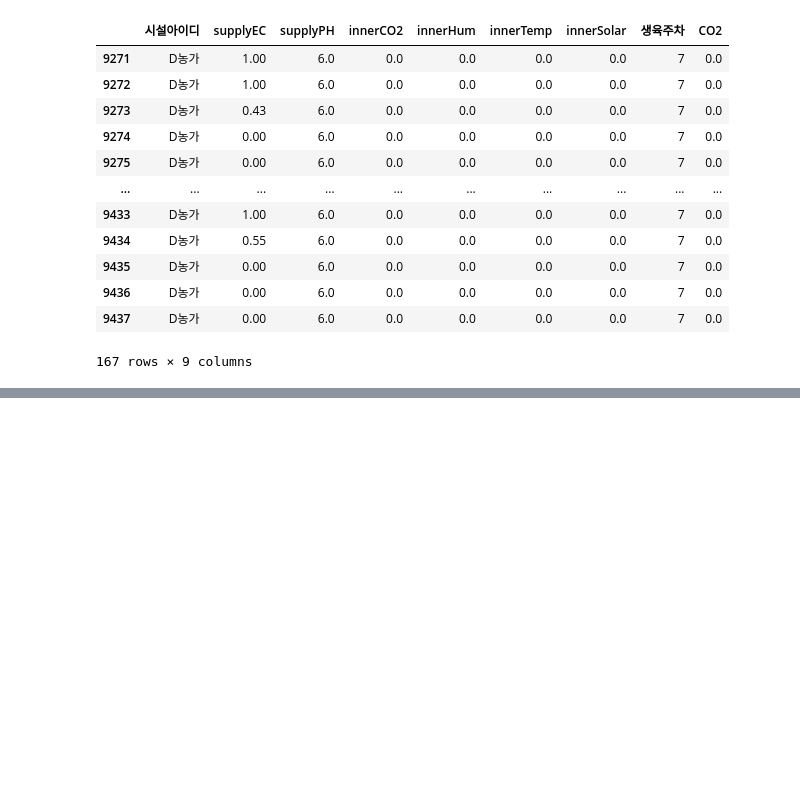
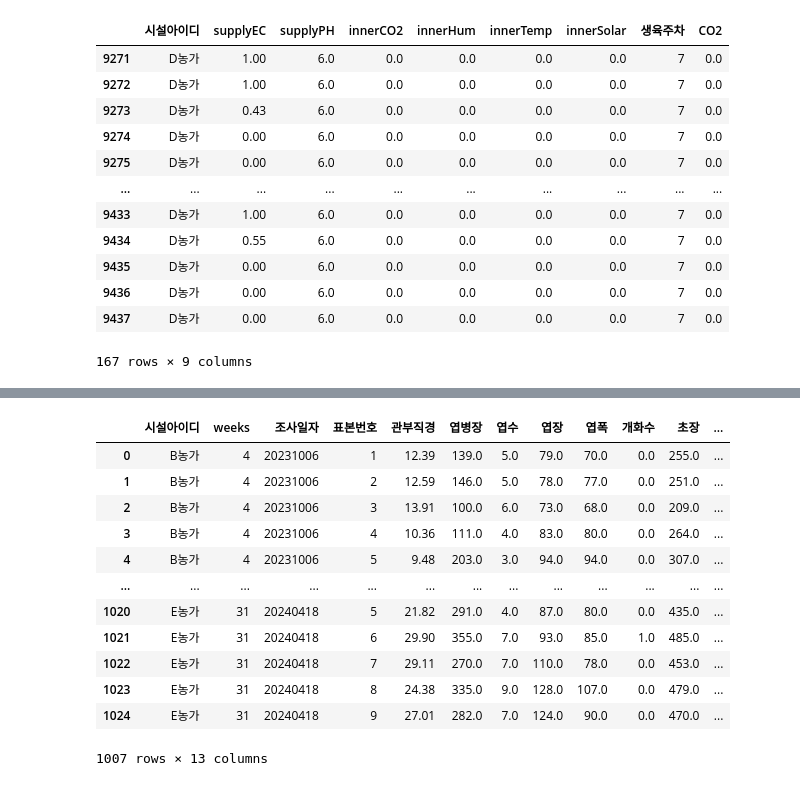
Before and after one commit to CodeArt-Team/MLcompetetion, a Jupyter notebook: BerryMachineLearning/input정제_Kang.ipynb, the cells around one changed output, grey strips where cells are left out. Drawn from its saved outputs; the diff is of its cells as text; code cells hidden in the pictures; blank space fills up the shorter version.

```diff
--- a/BerryMachineLearning/input정제_Kang.ipynb
+++ b/BerryMachineLearning/input정제_Kang.ipynb
@@ -786,3 +860,6 @@ solartest
 | 9436 | D농가 | 0.00 | 6.0 | 0.0 | 0.0 | 0.0 | 0.0 | 7 | 0.0 |
 | 9437 | D농가 | 0.00 | 6.0 | 0.0 | 0.0 | 0.0 | 0.0 | 7 | 0.0 |
 167 rows × 9 columns
+# %%
+outp = pd.read_csv("./Data/final.csv")
+outp.head()
@@ -788,0 +874,22 @@ solartest
+# %%
+outp = outp.drop(columns="Unnamed: 0")
+# %%
+put = outp.iloc[:,0:13]
+# %%
+put = put[put["weeks"] <= 31]
+# %%
+put
+# %% [output]
+|  | 시설아이디 | weeks | 조사일자 | 표본번호 | 관부직경 | 엽병장 | 엽수 | 엽장 | 엽폭 | 개화수 | 초장 | ... |
+| 0 | B농가 | 4 | 20231006 | 1 | 12.39 | 139.0 | 5.0 | 79.0 | 70.0 | 0.0 | 255.0 | ... |
+| 1 | B농가 | 4 | 20231006 | 2 | 12.59 | 146.0 | 5.0 | 78.0 | 77.0 | 0.0 | 251.0 | ... |
+| 2 | B농가 | 4 | 20231006 | 3 | 13.91 | 100.0 | 6.0 | 73.0 | 68.0 | 0.0 | 209.0 | ... |
+| 3 | B농가 | 4 | 20231006 | 4 | 10.36 | 111.0 | 4.0 | 83.0 | 80.0 | 0.0 | 264.0 | ... |
+| 4 | B농가 | 4 | 20231006 | 5 | 9.48 | 203.0 | 3.0 | 94.0 | 94.0 | 0.0 | 307.0 | ... |
+| ... | ... | ... | ... | ... | ... | ... | ... | ... | ... | ... | ... | ... |
+| 1020 | E농가 | 31 | 20240418 | 5 | 21.82 | 291.0 | 4.0 | 87.0 | 80.0 | 0.0 | 435.0 | ... |
+| 1021 | E농가 | 31 | 20240418 | 6 | 29.90 | 355.0 | 7.0 | 93.0 | 85.0 | 1.0 | 485.0 | ... |
+| 1022 | E농가 | 31 | 20240418 | 7 | 29.11 | 270.0 | 7.0 | 110.0 | 78.0 | 0.0 | 453.0 | ... |
+| 1023 | E농가 | 31 | 20240418 | 8 | 24.38 | 335.0 | 9.0 | 128.0 | 107.0 | 0.0 | 479.0 | ... |
+| 1024 | E농가 | 31 | 20240418 | 9 | 27.01 | 282.0 | 7.0 | 124.0 | 90.0 | 0.0 | 470.0 | ... |
+1007 rows × 13 columns
```
Also changed, not shown: parts of 12 cells of this notebook.
